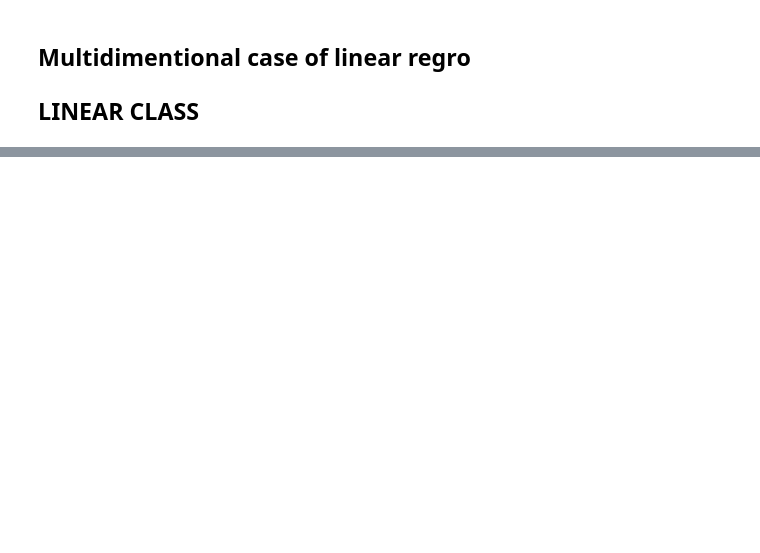
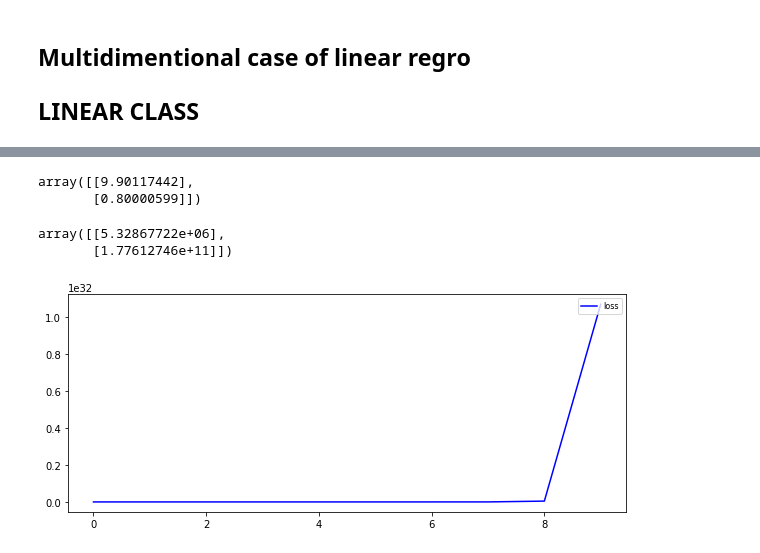
Before and after one commit to ol3gka/STUDY, a Jupyter notebook: main_tools.ipynb, the cells around one changed output, grey strips where cells are left out. Saved outputs shown, nothing was run; the diff lists cells and outputs as text; code cells hidden in the pictures; blank space fills up the shorter version.

```diff
--- a/main_tools.ipynb
+++ b/main_tools.ipynb
@@ -315,0 +306,33 @@ array([1.])
+# %%
+x = np.array([[4*i + np.random.normal(i,10,1)[0]] for i in range(n)])
+x_new = np.concatenate((np.ones((x.shape[0],1)), x),axis=1)
+y = np.array([[10+4*i] for i in range(n)])
+# %%
+class LinearRegression:
+  L=1e-3
+  def __init__(self, X: np.ndarray, y: np.ndarray):
+    self.X = X
+    self.X_new = np.concatenate((np.ones((X.shape[0],1)), X),axis=1)
+    self.y = y
+    self.theta = np.ones((X.shape[1]+1,1))
+    self.loss = []
+
+  def predict(self):
+    y_pred = self.X_new.dot(self.theta)
+    return y_pred
+
+  def update_coef(self, l=L):
+    n = len(y)
+    y_pred = self.predict()
+    for i in range(len(self.theta)):
+      self.theta[i] = self.theta[i] - l*((2/n)*np.sum((y_pred-self.y)*self.X_new[:,i].reshape(n,1)))
+
+  def train(self, n=100, l=L):
+    for i in range(n):
+      self.loss.append(1/n*np.sum((self.predict()-self.y)**2))
+      self.update_coef(l)
+
+  def loss_plot(self):
+    fig, ax = plt.subplots(1,1, figsize=(10,4))
+    ax.plot(self.loss, linestyle='-', markersize=0, marker='o', c='b', label='loss')
+    ax.legend(loc='upper right', fontsize=8);
@@ -315,0 +349,16 @@ array([1.])
+# %%
+np.linalg.inv(x_new.T.dot(x_new)).dot(x_new.T).dot(y)
+# %% [output]
+array([[9.90117442],
+       [0.80000599]])
+# %%
+reg = LinearRegression(x, y)
+reg.train(10, 1e-8)
+reg.theta
+# %% [output]
+array([[5.32867722e+06],
+       [1.77612746e+11]])
+# %%
+reg.loss_plot()
+# %% [output]
+[figure, added]
```
Also changed, not shown: parts of 20 cells of this notebook.
